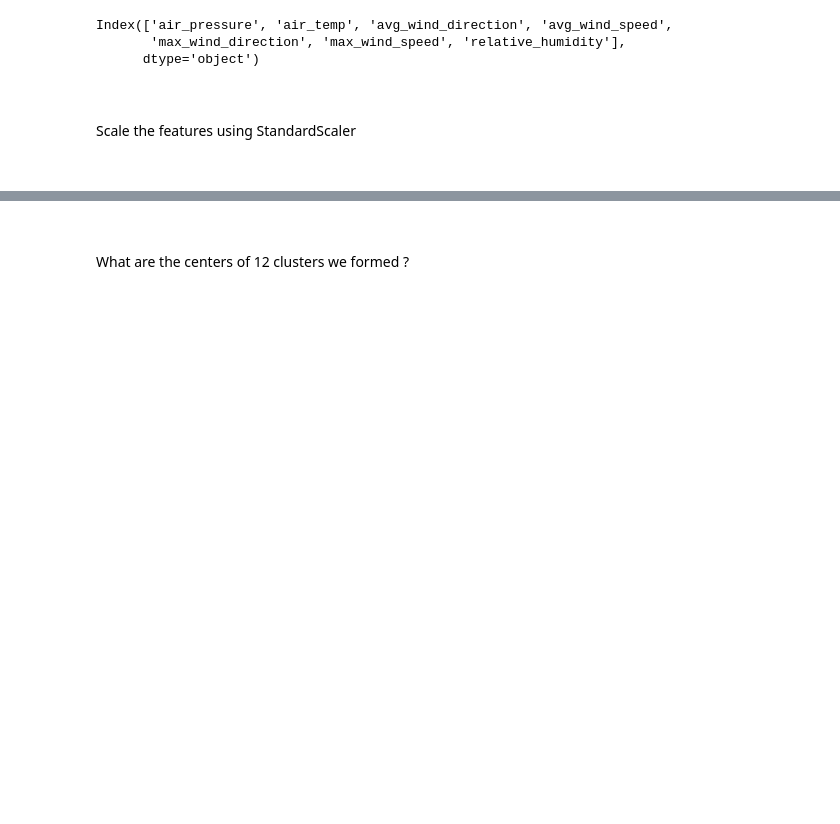
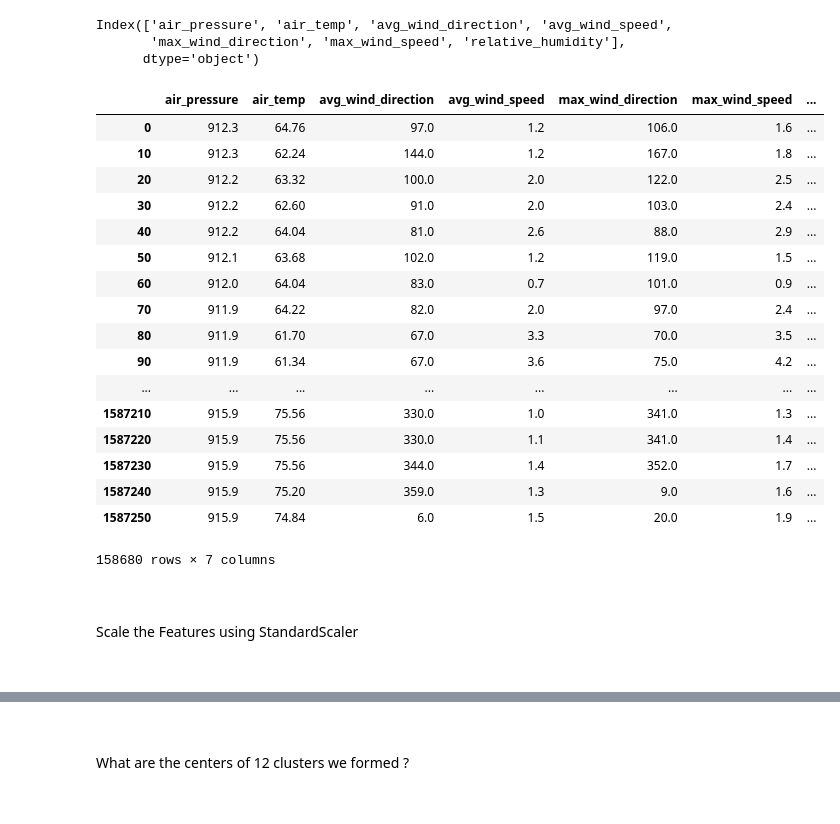
Before and after one commit to words-sdsc/edX, a Jupyter notebook: Weather Data Clustering using k-Means.ipynb, the cells around one changed output, grey strips where cells are left out. Drawn from its saved outputs; the diff is of its cells as text; code cells hidden in the pictures; blank space fills up the shorter version.

```diff
--- a/Weather Data Clustering using k-Means.ipynb
+++ b/Weather Data Clustering using k-Means.ipynb
@@ -142,10 +142,31 @@ select_df.columns
 Index(['air_pressure', 'air_temp', 'avg_wind_direction', 'avg_wind_speed',
        'max_wind_direction', 'max_wind_speed', 'relative_humidity'],
       dtype='object')
+# %%
+select_df
+# %% [output]
+|  | air_pressure | air_temp | avg_wind_direction | avg_wind_speed | max_wind_direction | max_wind_speed | ... |
+| 0 | 912.3 | 64.76 | 97.0 | 1.2 | 106.0 | 1.6 | ... |
+| 10 | 912.3 | 62.24 | 144.0 | 1.2 | 167.0 | 1.8 | ... |
+| 20 | 912.2 | 63.32 | 100.0 | 2.0 | 122.0 | 2.5 | ... |
+| 30 | 912.2 | 62.60 | 91.0 | 2.0 | 103.0 | 2.4 | ... |
+| 40 | 912.2 | 64.04 | 81.0 | 2.6 | 88.0 | 2.9 | ... |
+| 50 | 912.1 | 63.68 | 102.0 | 1.2 | 119.0 | 1.5 | ... |
+| 60 | 912.0 | 64.04 | 83.0 | 0.7 | 101.0 | 0.9 | ... |
+| 70 | 911.9 | 64.22 | 82.0 | 2.0 | 97.0 | 2.4 | ... |
+| 80 | 911.9 | 61.70 | 67.0 | 3.3 | 70.0 | 3.5 | ... |
+| 90 | 911.9 | 61.34 | 67.0 | 3.6 | 75.0 | 4.2 | ... |
+| ... | ... | ... | ... | ... | ... | ... | ... |
+| 1587210 | 915.9 | 75.56 | 330.0 | 1.0 | 341.0 | 1.3 | ... |
+| 1587220 | 915.9 | 75.56 | 330.0 | 1.1 | 341.0 | 1.4 | ... |
+| 1587230 | 915.9 | 75.56 | 344.0 | 1.4 | 352.0 | 1.7 | ... |
+| 1587240 | 915.9 | 75.20 | 359.0 | 1.3 | 9.0 | 1.6 | ... |
+| 1587250 | 915.9 | 74.84 | 6.0 | 1.5 | 20.0 | 1.9 | ... |
+158680 rows × 7 columns
 # %% [markdown]
 <p style="font-family: Arial; font-size:1.75em;color:purple; font-style:bold"><br>
 
-Scale the features using StandardScaler
+Scale the Features using StandardScaler
 <br><br></p>
 # %%
 X = StandardScaler().fit_transform(select_df)
```
Also changed, not shown: parts of 5 cells of this notebook.
